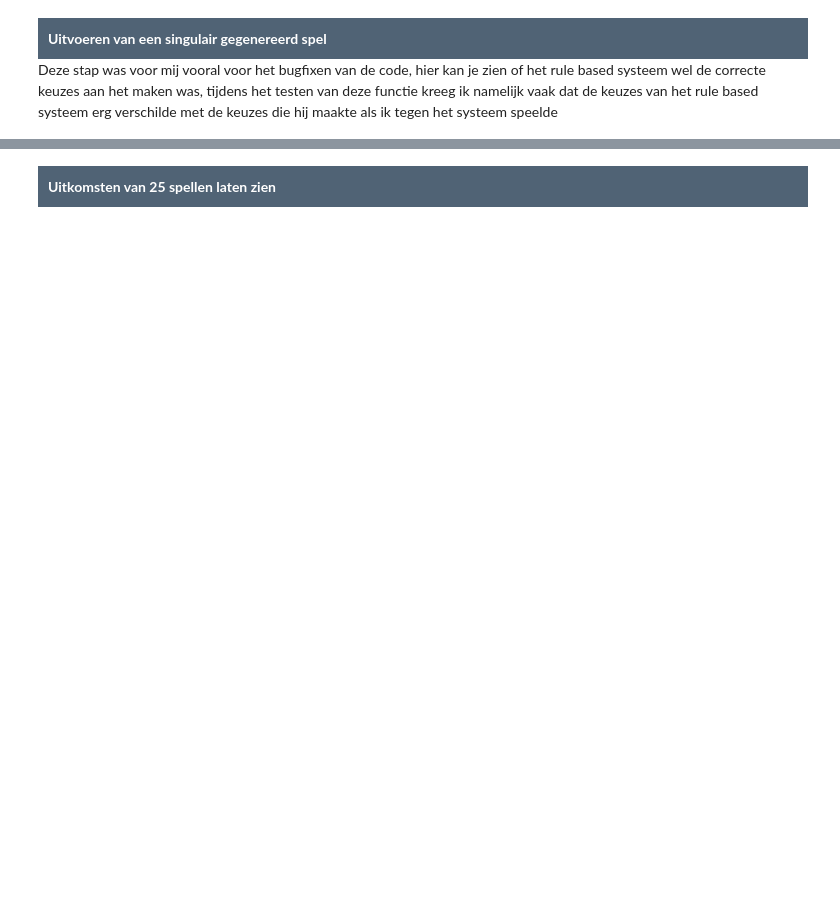
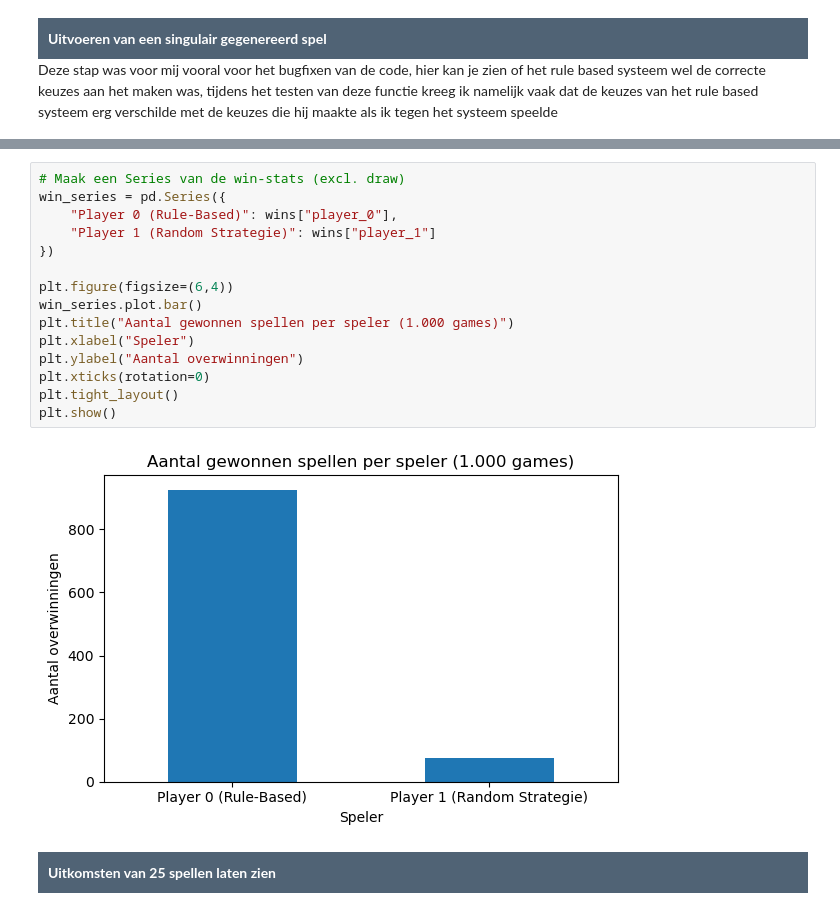
Before and after one commit to RogierHHS/Autonomous-Systems, a Jupyter notebook: Portfolio Autonomous Systems-checkpoint.ipynb, the cells around one changed output, grey strips where cells are left out. Cells and saved outputs as stored; diff of their text form; blank space fills up the shorter version.

```diff
--- a/Portfolio Autonomous Systems-checkpoint.ipynb
+++ b/Portfolio Autonomous Systems-checkpoint.ipynb
@@ -475,3 +450,20 @@ def plot_final_frames_grid(final_frames, grid_shape=(5, 5)):
+# %%
+# Maak een Series van de win‑stats (excl. draw)
+win_series = pd.Series({
+    "Player 0 (Rule‑Based)": wins["player_0"],
+    "Player 1 (Random Strategie)": wins["player_1"]
+})
+
+plt.figure(figsize=(6,4))
+win_series.plot.bar()
+plt.title("Aantal gewonnen spellen per speler (1.000 games)")
+plt.xlabel("Speler")
+plt.ylabel("Aantal overwinningen")
+plt.xticks(rotation=0)
+plt.tight_layout()
+plt.show()
+# %% [output]
+[figure, added]
 # %% [markdown]
 <div style="background-color:#506375; color:white; padding: 10px;"> <strong>Uitkomsten van 25 spellen laten zien</strong> </div>
 # %%
```
Also changed, not shown: parts of 22 cells of this notebook, 2 other files.
